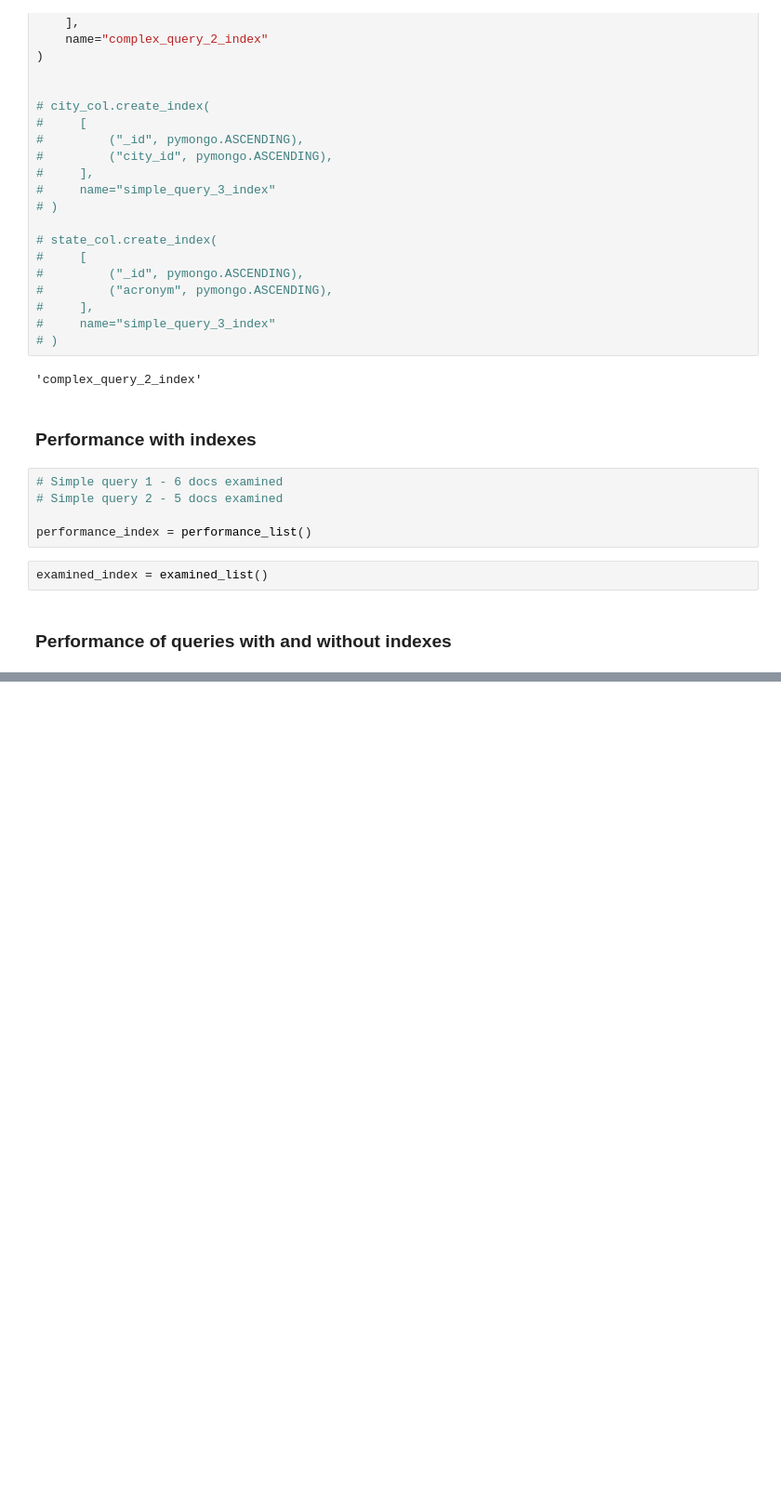
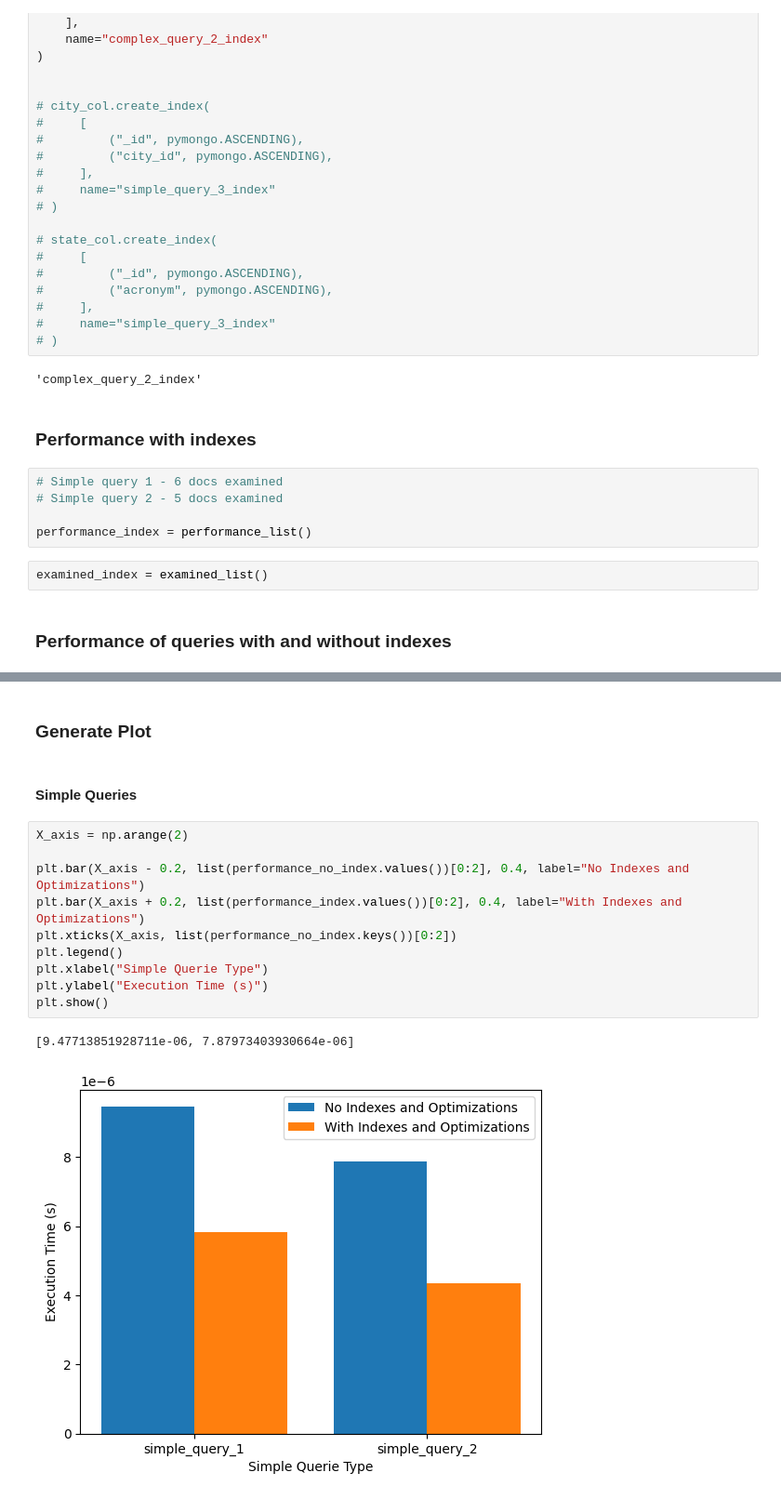
Before and after one commit to theRobertSan/Database-Performance-Comparison, a Jupyter notebook: mongodb_queries.ipynb, the cells around one changed output, grey strips where cells are left out. Shown: that part at 93% size. Saved outputs shown, nothing was run; the diff lists cells and outputs as text; blank space fills up the shorter version.

Commit message:
Generate graphs for performance comparison

```diff
--- a/mongodb_queries.ipynb
+++ b/mongodb_queries.ipynb
@@ -409,3 +411,20 @@ Examined documents with indexes:
 
 Examined documents without indexes:
 {'simple_query_1': 6, 'simple_query_2': 5}
+# %% [markdown]
+### Generate Plot
+# %% [markdown]
+#### Simple Queries
+# %%
+X_axis = np.arange(2)
+
+plt.bar(X_axis - 0.2, list(performance_no_index.values())[0:2], 0.4, label="No Indexes and Optimizations")
+plt.bar(X_axis + 0.2, list(performance_index.values())[0:2], 0.4, label="With Indexes and Optimizations")
+plt.xticks(X_axis, list(performance_no_index.keys())[0:2])
+plt.legend()
+plt.xlabel("Simple Querie Type")
+plt.ylabel("Execution Time (s)")
+plt.show()
+# %% [output]
+[9.47713851928711e-06, 7.87973403930664e-06]
+[figure, added]
```
Also changed, not shown: parts of 8 cells of this notebook, 2 other files.
